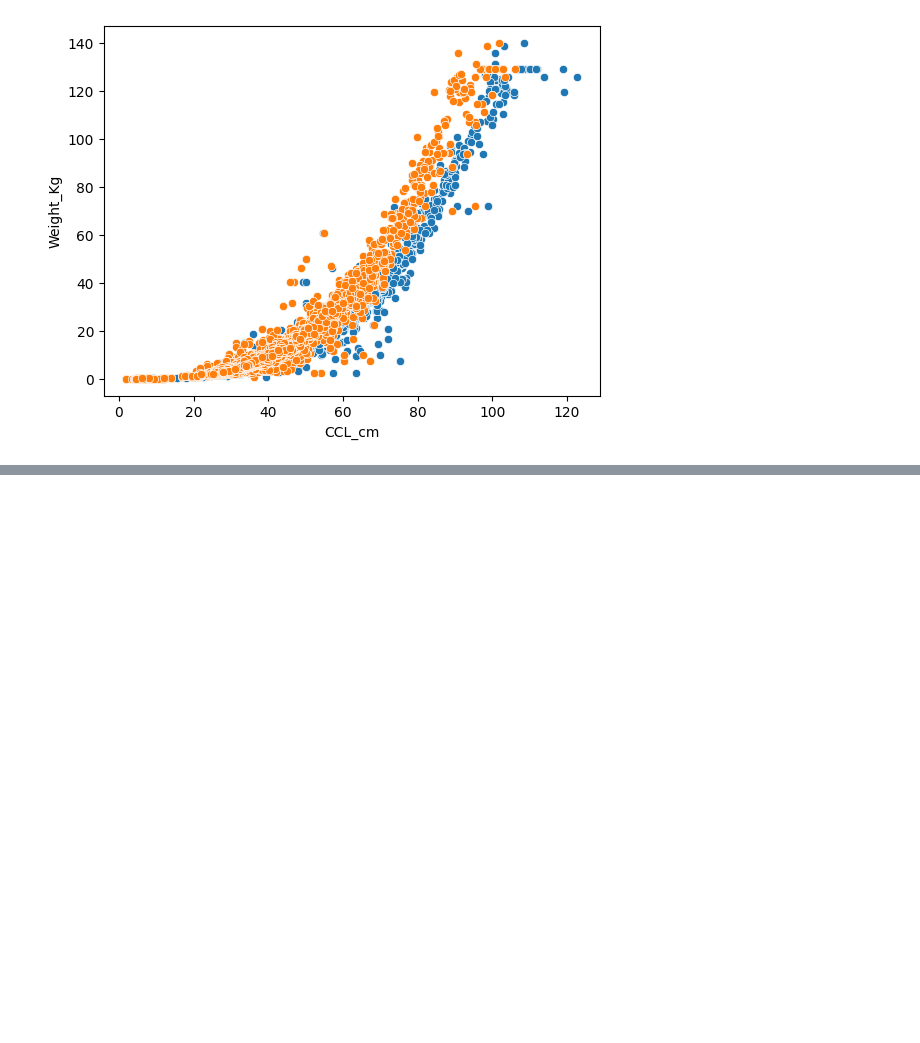
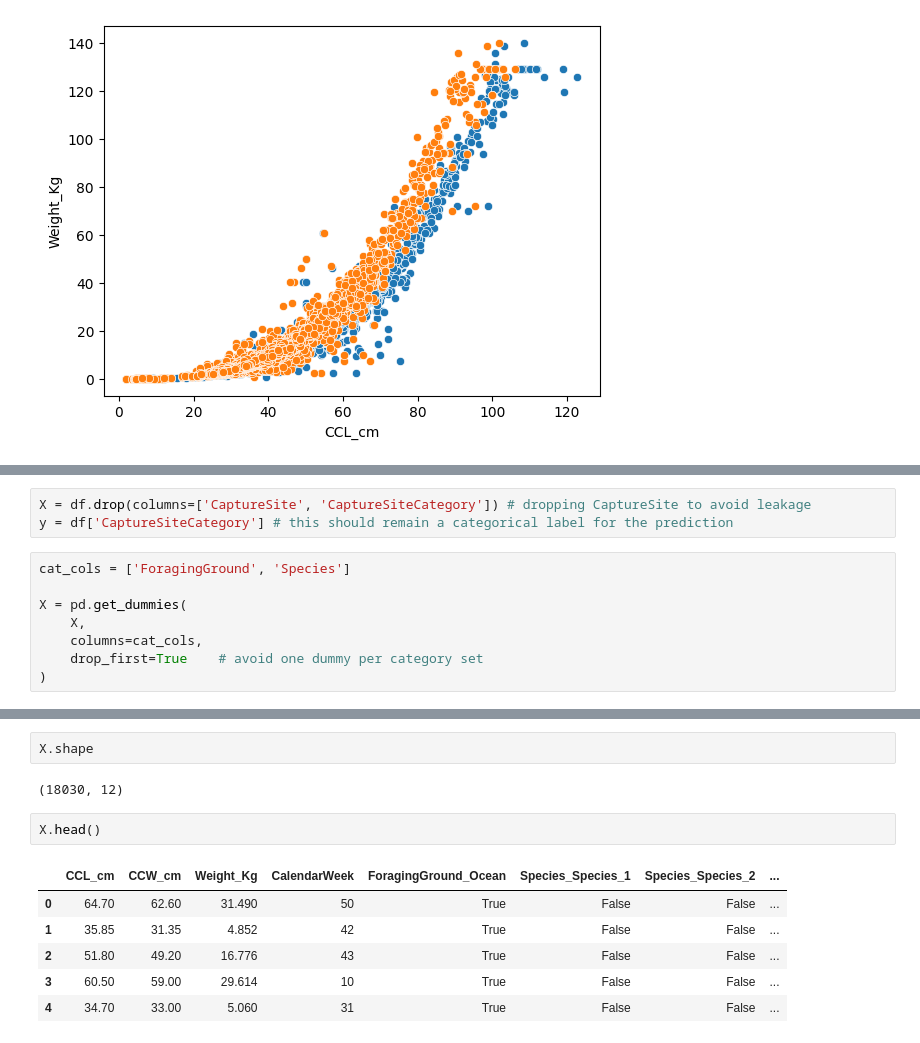
Before and after one commit to anakraskov/Turtles-ML-project, a Jupyter notebook: preprocessing_AK.ipynb, the cells around one changed output, grey strips where cells are left out. Saved outputs shown, nothing was run; the diff lists cells and outputs as text; blank space fills up the shorter version.

```diff
--- a/preprocessing_AK.ipynb
+++ b/preprocessing_AK.ipynb
@@ -231,0 +238,11 @@ sns.scatterplot(data=df, x='CCW_cm', y='Weight_Kg')
+# %%
+X = df.drop(columns=['CaptureSite', 'CaptureSiteCategory']) # dropping CaptureSite to avoid leakage
+y = df['CaptureSiteCategory'] # this should remain a categorical label for the prediction
+# %%
+cat_cols = ['ForagingGround', 'Species']
+
+X = pd.get_dummies(
+    X,
+    columns=cat_cols,
+    drop_first=True    # avoid one dummy per category set
+)
@@ -231,0 +257,13 @@ sns.scatterplot(data=df, x='CCW_cm', y='Weight_Kg')
+# %%
+X.shape
+# %% [output]
+(18030, 12)
+# %%
+X.head()
+# %% [output]
+|  | CCL_cm | CCW_cm | Weight_Kg | CalendarWeek | ForagingGround_Ocean | Species_Species_1 | Species_Species_2 | ... |
+| 0 | 64.70 | 62.60 | 31.490 | 50 | True | False | False | ... |
+| 1 | 35.85 | 31.35 | 4.852 | 42 | True | False | False | ... |
+| 2 | 51.80 | 49.20 | 16.776 | 43 | True | False | False | ... |
+| 3 | 60.50 | 59.00 | 29.614 | 10 | True | False | False | ... |
+| 4 | 34.70 | 33.00 | 5.060 | 31 | True | False | False | ... |
```
Also changed, not shown: parts of 24 cells of this notebook.
